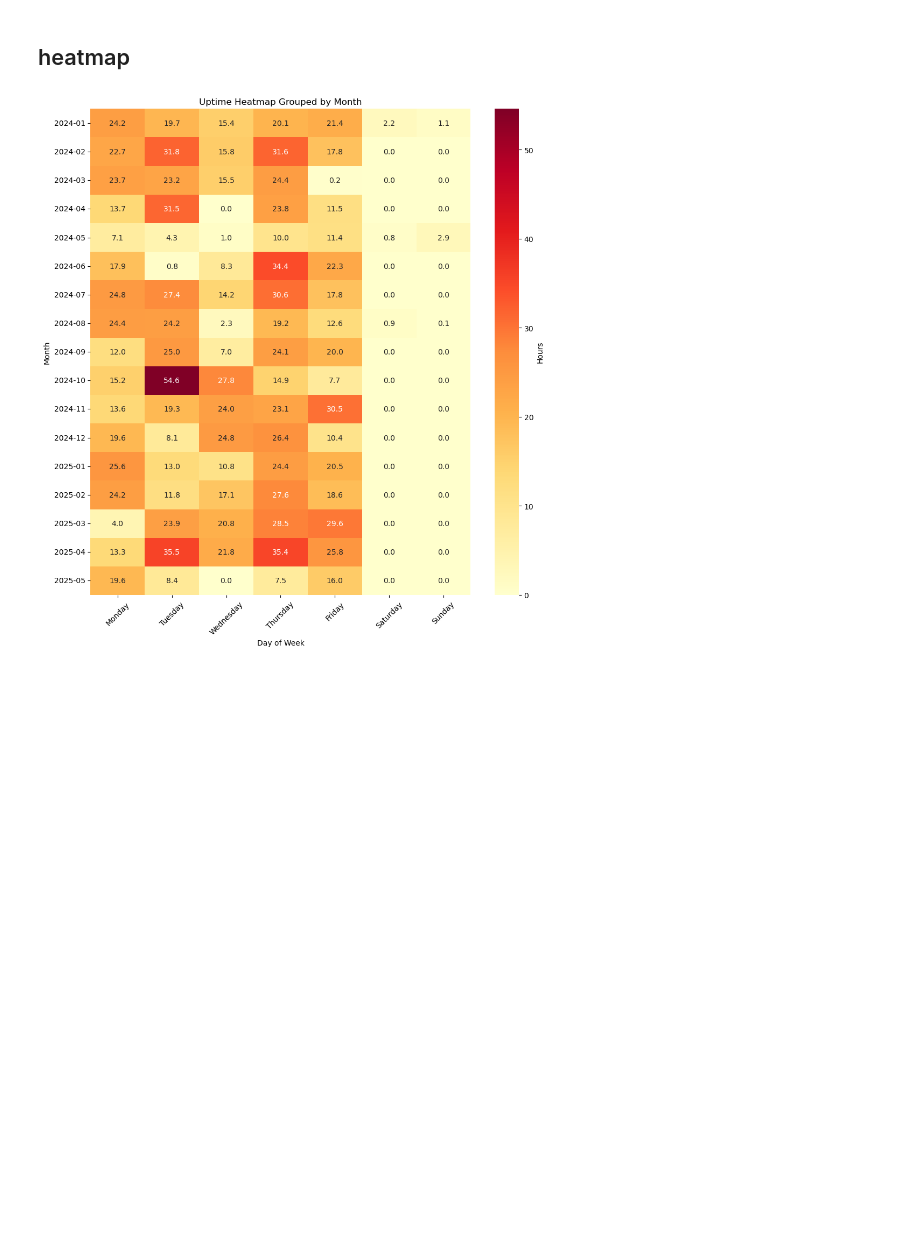
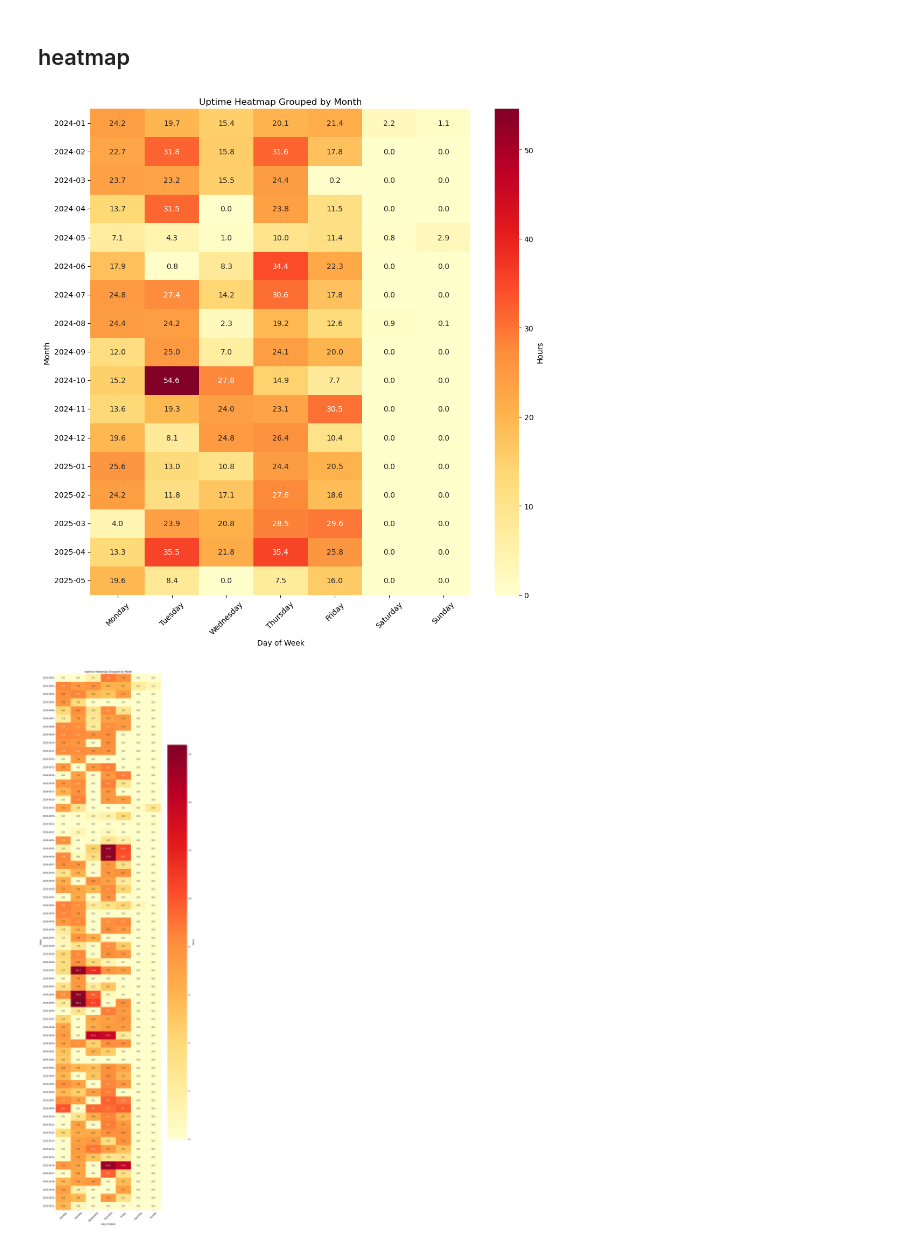
Before and after one commit to fitz35/my_personnal_script, a Jupyter notebook: src/analyze/analyze.ipynb, the cells around one changed output. Drawn from its saved outputs; the diff is of its cells as text; code cells hidden in the pictures; blank space fills up the shorter version.

```diff
--- a/src/analyze/analyze.ipynb
+++ b/src/analyze/analyze.ipynb
@@ -132,30 +132,32 @@ def plot_uptime_heatmap(records: list[UptimeRecord], group_by: str = "week"):
         group_keys = sorted(set((y,) for y, _ in aggregate))
         group_labels = [f"{y}" for y, in group_keys]
         row_builder = lambda y: [(y, day) for day in WeekDay]
 
     # Construct heatmap matrix
     matrix = []
     for key in group_keys:
         row = []
         for composite_key in row_builder(*key):
             duration = aggregate.get(composite_key, timedelta(0))
             row.append(duration.total_seconds() / 3600.0)  # hours
         matrix.append(row)
 
     # Plotting
     data = np.array(matrix)
     plt.figure(figsize=(10, len(data) * 0.5 + 2))
     ax = sns.heatmap(data, annot=True, fmt=".1f", cmap="YlOrRd", cbar_kws={"label": "Hours"})
 
     plt.xticks(np.arange(7) + 0.5, [day.name.title() for day in WeekDay], rotation=45)
     plt.yticks(np.arange(len(group_labels)) + 0.5, group_labels, rotation=0)
 
     plt.title(f"Uptime Heatmap Grouped by {group_by.title()}")
     plt.xlabel("Day of Week")
     plt.ylabel(group_by.title())
     plt.tight_layout()
     plt.show()
 
 plot_uptime_heatmap(fused_uptime, group_by="month")
+plot_uptime_heatmap(fused_uptime, group_by="week")
 # %% [output]
 [figure]
+[figure, added]
```
Also changed, not shown: parts of 2 cells of this notebook.
